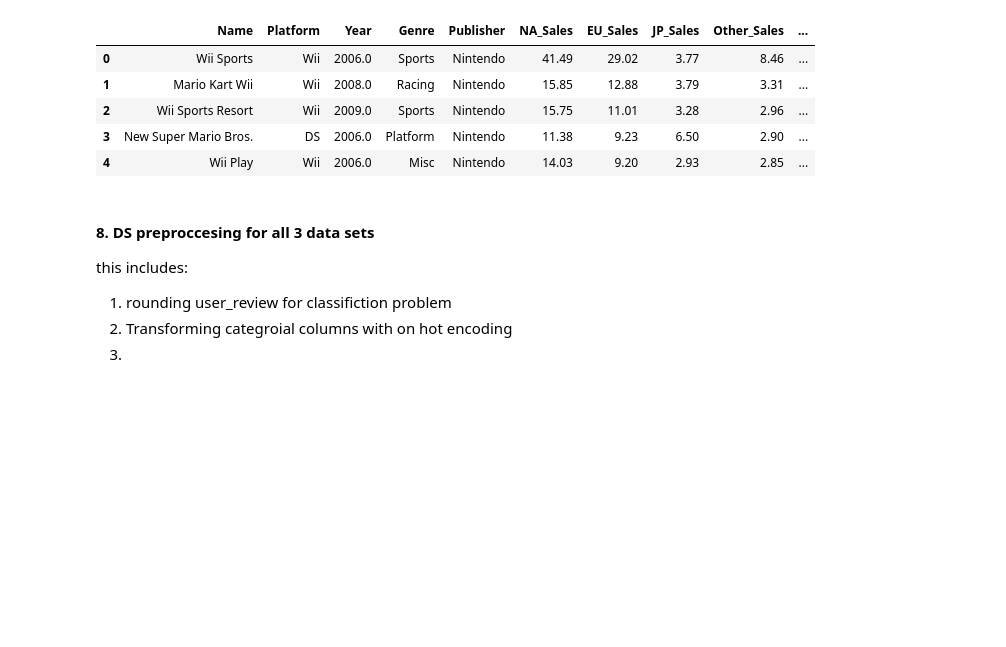
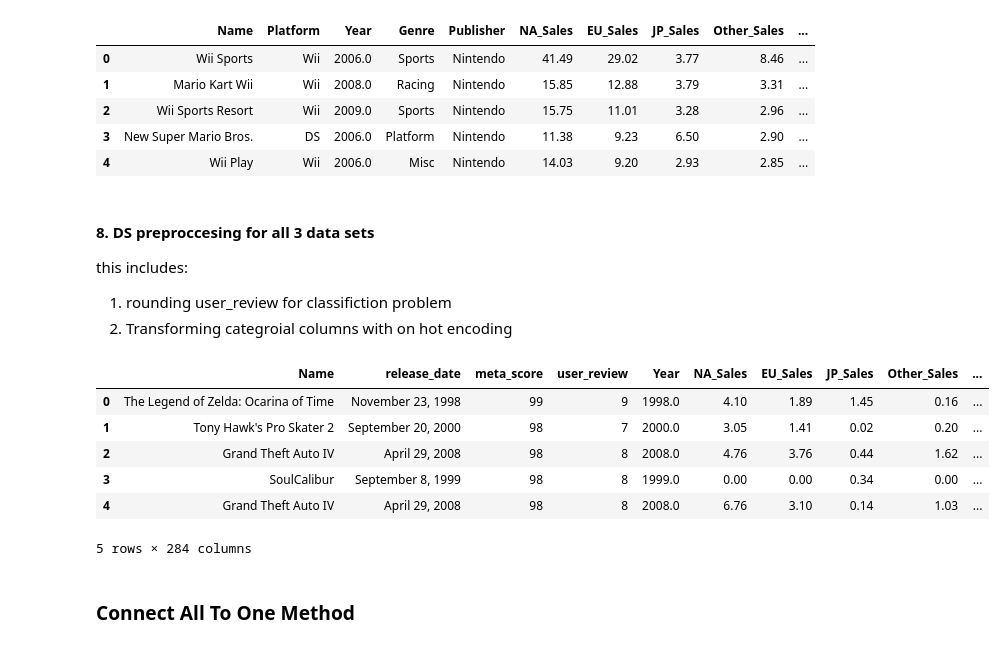
Before and after one commit to airbagdeer/tabular-ds-project, a Jupyter notebook: reserach-project/notebooks/video_games_data_proccesing.ipynb, the cells around one changed output. Saved outputs shown, nothing was run; the diff lists cells and outputs as text; code cells hidden in the pictures; blank space fills up the shorter version.

Commit message:
Combine All To One Method

```diff
--- a/reserach-project/notebooks/video_games_data_proccesing.ipynb
+++ b/reserach-project/notebooks/video_games_data_proccesing.ipynb
@@ -286,4 +286,28 @@ sales_df.head()
 this includes:
 1. rounding user_review for classifiction problem
 2. Transforming categroial columns with on hot encoding
-3.
+# %%
+def ds_preproccessing(user_reviews_df, sales_df, combined_df):
+    l_user_reviews_df = pd.get_dummies(user_reviews_df, columns=['Platform'])
+    l_sales_df = pd.get_dummies(sales_df, columns=['Platform', 'Genre', 'Publisher'])
+    l_combined_df = pd.get_dummies(combined_df, columns=['Platform', 'Genre', 'Publisher'])
+
+    l_user_reviews_df['user_review'] = pd.to_numeric(l_user_reviews_df['user_review'], errors='coerce').round().astype('Int64')
+    l_sales_df['user_review'] = pd.to_numeric(l_sales_df['user_review'], errors='coerce').round().astype('Int64')
+    l_combined_df['user_review'] = pd.to_numeric(l_combined_df['user_review'], errors='coerce').round().astype('Int64')
+
+    return l_user_reviews_df, l_sales_df, l_combined_df
+# %%
+l_user_reviews_df, l_sales_df, l_combined_df = ds_preproccessing(user_reviews_df=user_reviews_df, sales_df=sales_df, combined_df=combined_df)
+# %%
+l_combined_df.head()
+# %% [output]
+|  | Name | release_date | meta_score | user_review | Year | NA_Sales | EU_Sales | JP_Sales | Other_Sales | ... |
+| 0 | The Legend of Zelda: Ocarina of Time | November 23, 1998 | 99 | 9 | 1998.0 | 4.10 | 1.89 | 1.45 | 0.16 | ... |
+| 1 | Tony Hawk's Pro Skater 2 | September 20, 2000 | 98 | 7 | 2000.0 | 3.05 | 1.41 | 0.02 | 0.20 | ... |
+| 2 | Grand Theft Auto IV | April 29, 2008 | 98 | 8 | 2008.0 | 4.76 | 3.76 | 0.44 | 1.62 | ... |
+| 3 | SoulCalibur | September 8, 1999 | 98 | 8 | 1999.0 | 0.00 | 0.00 | 0.34 | 0.00 | ... |
+| 4 | Grand Theft Auto IV | April 29, 2008 | 98 | 8 | 2008.0 | 6.76 | 3.10 | 0.14 | 1.03 | ... |
+5 rows × 284 columns
+# %% [markdown]
+### Connect All To One Method
```
Also changed, not shown: parts of 8 cells of this notebook.
